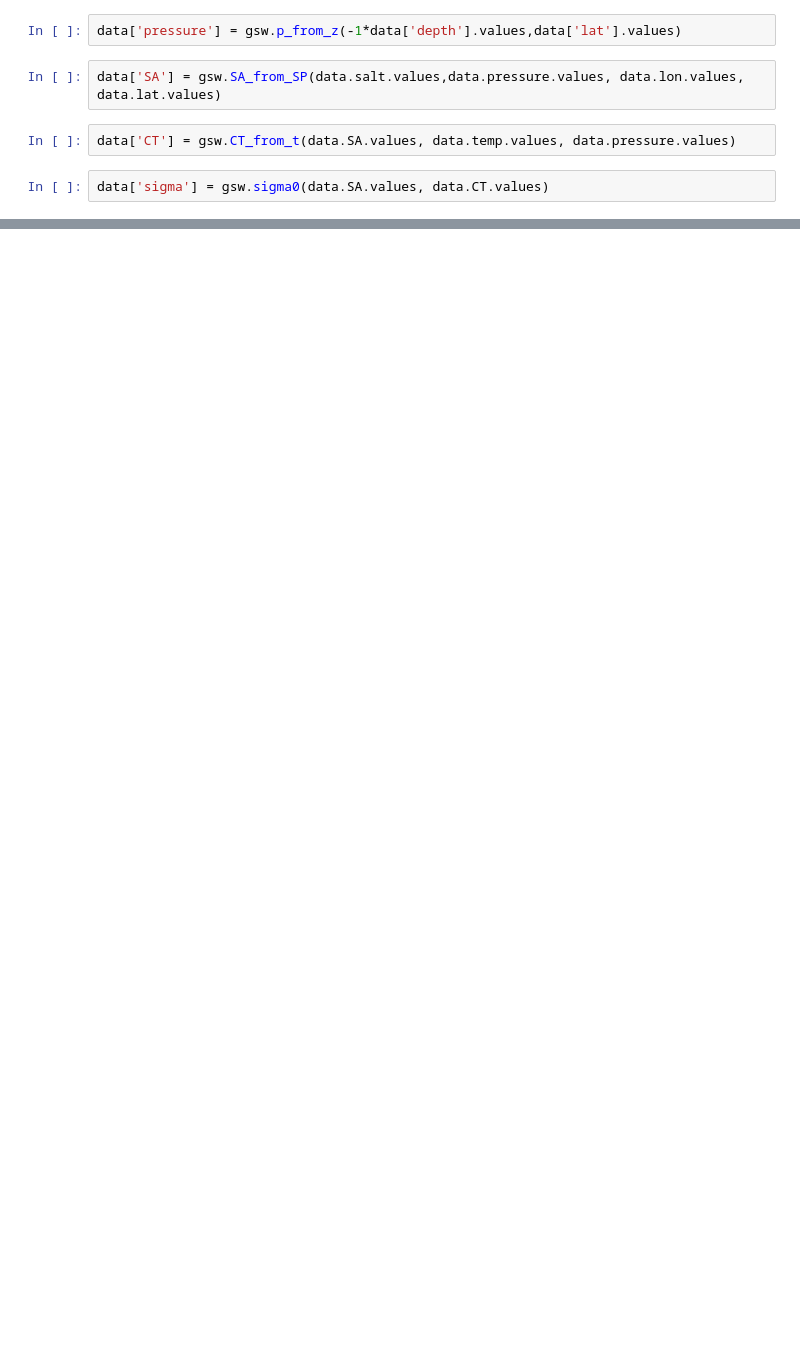
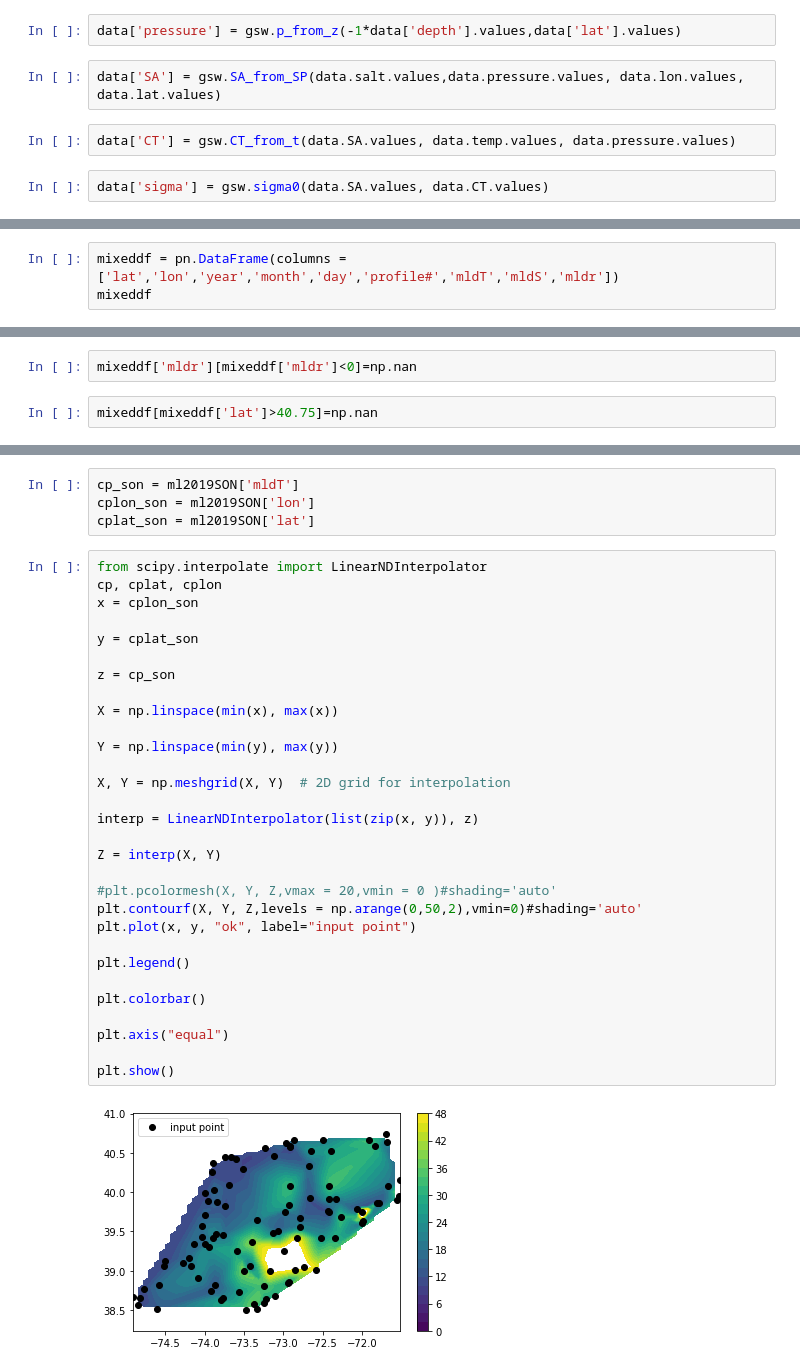
Before and after one commit to lagruenburg/cold_pool, a Jupyter notebook: Mixed_Layer_Depth.ipynb, the cells around one changed output, grey strips where cells are left out. Drawn from its saved outputs; the diff is of its cells as text; blank space fills up the shorter version.

Commit message:
altered cold pool and mixed layer

```diff
--- a/Mixed_Layer_Depth.ipynb
+++ b/Mixed_Layer_Depth.ipynb
@@ -226,0 +184,3 @@ data
+# %%
+mixeddf = pn.DataFrame(columns = ['lat','lon','year','month','day','profile#','mldT','mldS','mldr'])
+mixeddf
@@ -271,0 +269,4 @@ profile
+# %%
+mixeddf['mldr'][mixeddf['mldr']<0]=np.nan
+# %%
+mixeddf[mixeddf['lat']>40.75]=np.nan
@@ -271,0 +339,36 @@ profile
+# %%
+cp_son = ml2019SON['mldT']
+cplon_son = ml2019SON['lon']
+cplat_son = ml2019SON['lat']
+# %%
+from scipy.interpolate import LinearNDInterpolator
+cp, cplat, cplon
+x = cplon_son
+
+y = cplat_son
+
+z = cp_son
+
+X = np.linspace(min(x), max(x))
+
+Y = np.linspace(min(y), max(y))
+
+X, Y = np.meshgrid(X, Y)  # 2D grid for interpolation
+
+interp = LinearNDInterpolator(list(zip(x, y)), z)
+
+Z = interp(X, Y)
+
+#plt.pcolormesh(X, Y, Z,vmax = 20,vmin = 0 )#shading='auto'
+plt.contourf(X, Y, Z,levels = np.arange(0,50,2),vmin=0)#shading='auto'
+plt.plot(x, y, "ok", label="input point")
+
+plt.legend()
+
+plt.colorbar()
+
+plt.axis("equal")
+
+plt.show()
+# %% [output]
+[figure, added]
```
Also changed, not shown: parts of 51 cells of this notebook, 1 other file.
